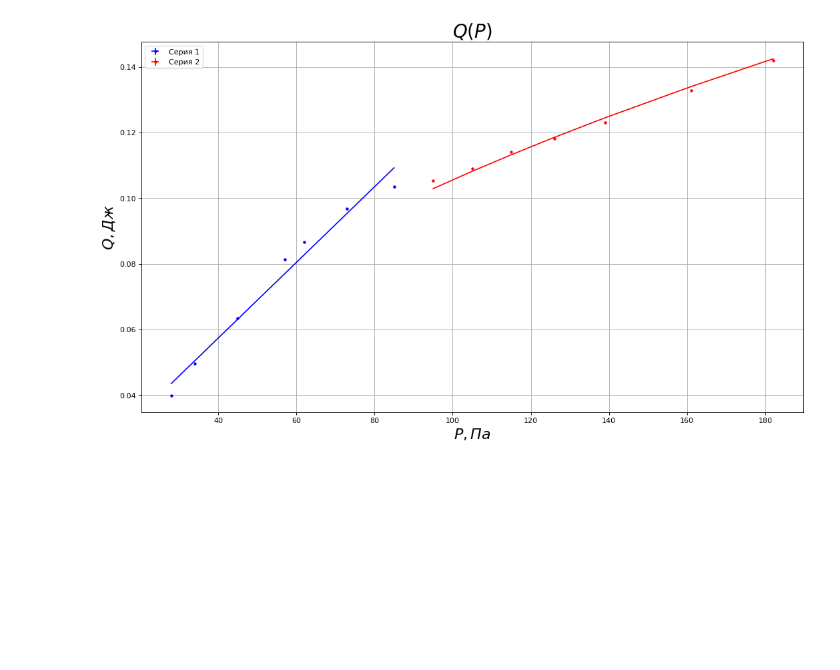
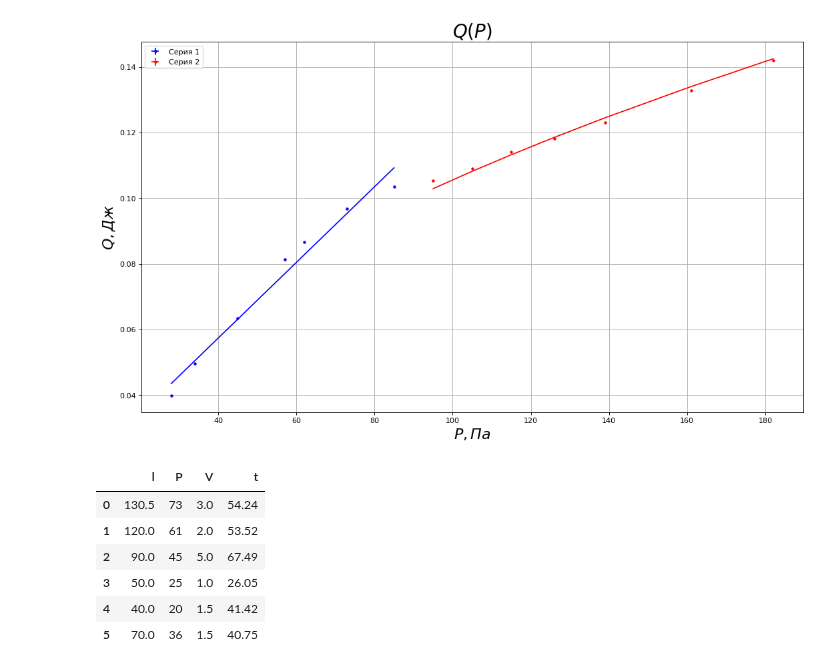
Before and after one commit to skolkovo-bba/labs3, a Jupyter notebook: 1.3.3/lab133.ipynb, the cells around one changed output. Cells and saved outputs as stored; diff of their text form; code cells hidden in the pictures; blank space fills up the shorter version.

```diff
--- a/1.3.3/lab133.ipynb
+++ b/1.3.3/lab133.ipynb
@@ -99,3 +94,14 @@ plt.plot(b["P"].agg(get_var), root(b["P"].agg(get_var), get_var(k)), label="За
 (0.01056±0.00005)
 [<matplotlib.lines.Line2D at 0x...>]
 [figure]
+# %%
+m = pd.read_csv("data2.csv")
+m
+# %% [output]
+|  | l | P | V | t |
+| 0 | 130.5 | 73 | 3.0 | 54.24 |
+| 1 | 120.0 | 61 | 2.0 | 53.52 |
+| 2 | 90.0 | 45 | 5.0 | 67.49 |
+| 3 | 50.0 | 25 | 1.0 | 26.05 |
+| 4 | 40.0 | 20 | 1.5 | 41.42 |
+| 5 | 70.0 | 36 | 1.5 | 40.75 |
```
Also changed, not shown: parts of 3 cells of this notebook, 2 other files.
